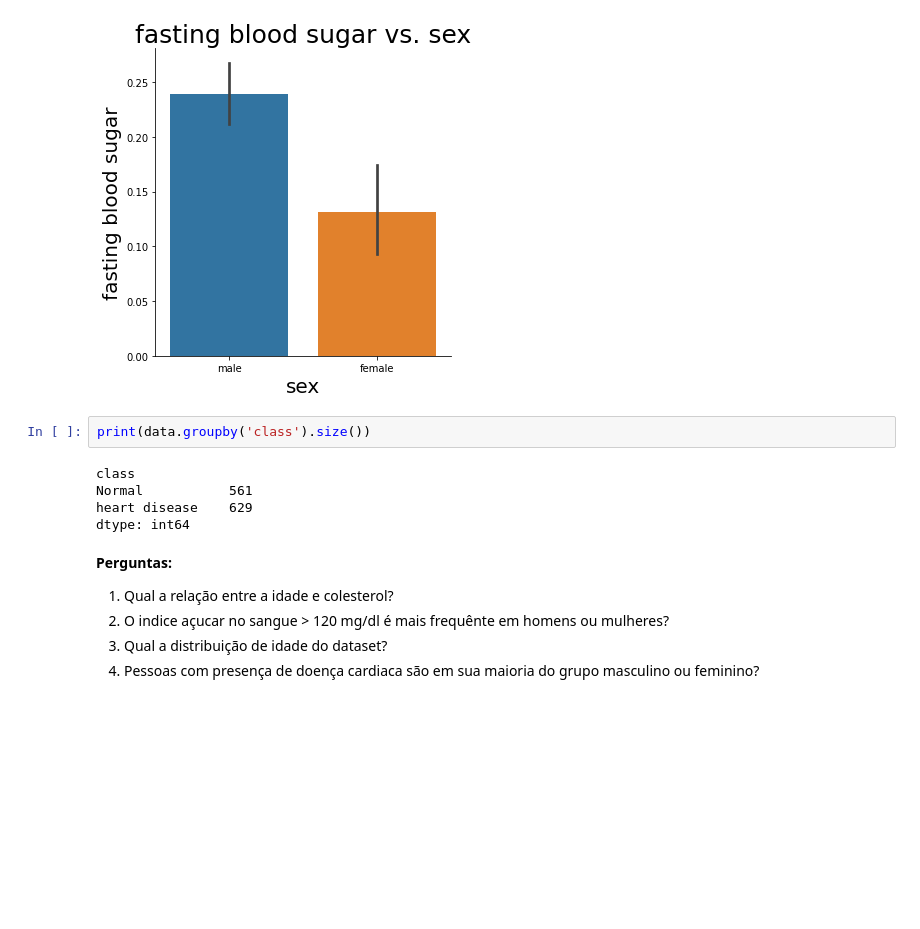
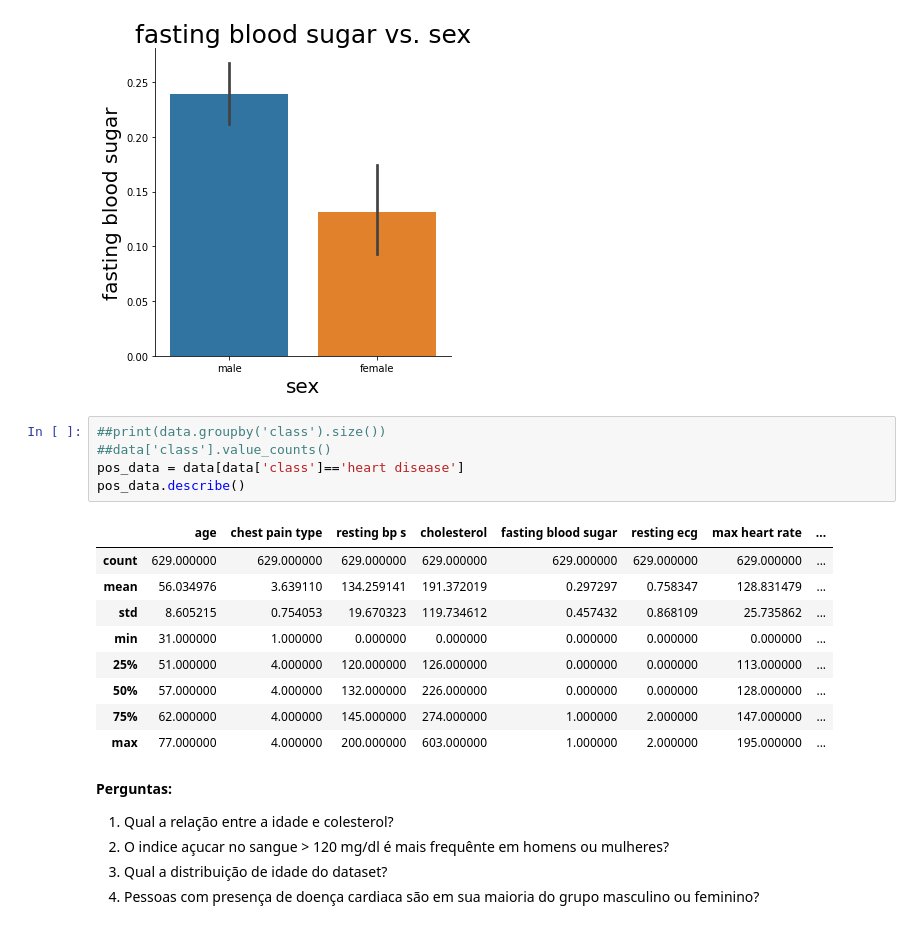
Before and after one commit to marianaroz/NAC1109, a Jupyter notebook: base-proj.ipynb, the cells around one changed output. Saved outputs shown, nothing was run; the diff lists cells and outputs as text; blank space fills up the shorter version.

```diff
--- a/base-proj.ipynb
+++ b/base-proj.ipynb
@@ -139,13 +139,21 @@ plt.ylabel('fasting blood sugar',size=20)
 # %% [output]
 Text(0.42499999999999716, 0.5, 'fasting blood sugar')
 [figure]
-# %%
-print(data.groupby('class').size())
-# %% [output]
-class
-Normal           561
-heart disease    629
-dtype: int64
+# %%
+##print(data.groupby('class').size())
+##data['class'].value_counts()
+pos_data = data[data['class']=='heart disease']
+pos_data.describe()
+# %% [output]
+|  | age | chest pain type | resting bp s | cholesterol | fasting blood sugar | resting ecg | max heart rate | ... |
+| count | 629.000000 | 629.000000 | 629.000000 | 629.000000 | 629.000000 | 629.000000 | 629.000000 | ... |
+| mean | 56.034976 | 3.639110 | 134.259141 | 191.372019 | 0.297297 | 0.758347 | 128.831479 | ... |
+| std | 8.605215 | 0.754053 | 19.670323 | 119.734612 | 0.457432 | 0.868109 | 25.735862 | ... |
+| min | 31.000000 | 1.000000 | 0.000000 | 0.000000 | 0.000000 | 0.000000 | 0.000000 | ... |
+| 25% | 51.000000 | 4.000000 | 120.000000 | 126.000000 | 0.000000 | 0.000000 | 113.000000 | ... |
+| 50% | 57.000000 | 4.000000 | 132.000000 | 226.000000 | 0.000000 | 0.000000 | 128.000000 | ... |
+| 75% | 62.000000 | 4.000000 | 145.000000 | 274.000000 | 1.000000 | 2.000000 | 147.000000 | ... |
+| max | 77.000000 | 4.000000 | 200.000000 | 603.000000 | 1.000000 | 2.000000 | 195.000000 | ... |
 # %% [markdown]
 **Perguntas:**
 
```
Also changed, not shown: parts of 5 cells of this notebook.
